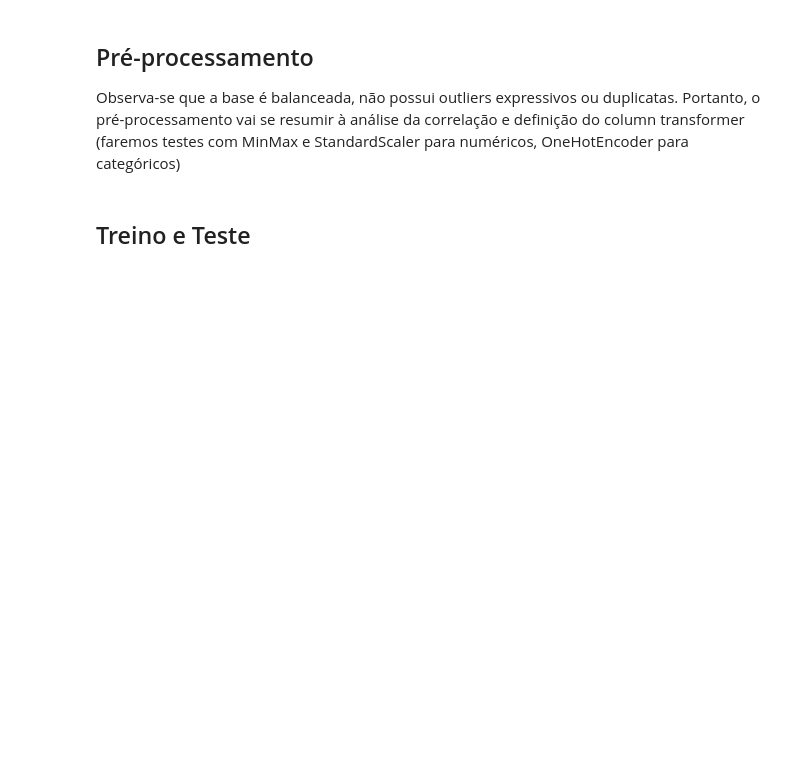
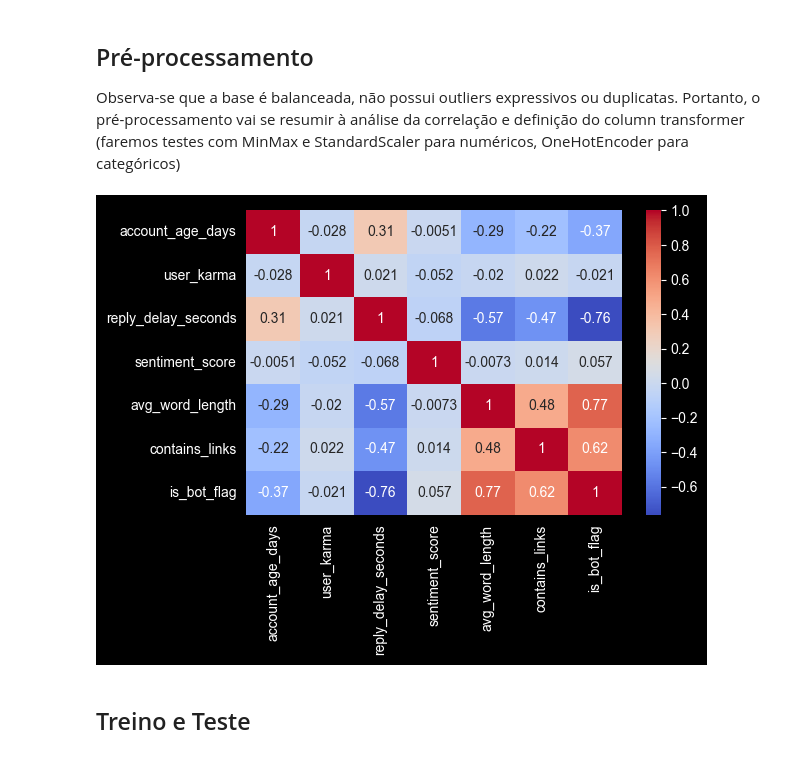
Before and after one commit to joao-snunes/trabalho_cd1, a Jupyter notebook: main.ipynb, the cells around one changed output. Saved outputs shown, nothing was run; the diff lists cells and outputs as text; code cells hidden in the pictures; blank space fills up the shorter version.

```diff
--- a/main.ipynb
+++ b/main.ipynb
@@ -192,6 +194,11 @@ Observa-se que a base é balanceada, não possui outliers expressivos ou duplica
 # %%
 cols_numericas.append('contains_links')
 sns.heatmap(df[cols_numericas + ['is_bot_flag']].corr(), annot=True, cmap='coolwarm')
+plt.tight_layout()
+plt.savefig(fname='images/correlacao_variaveis.png')
+plt.show()
+# %% [output]
+[figure, added]
 # %%
 X = df.drop(columns=['is_bot_flag'])
 y = df['is_bot_flag']
```
Also changed, not shown: parts of 5 cells of this notebook, 6 other files.
